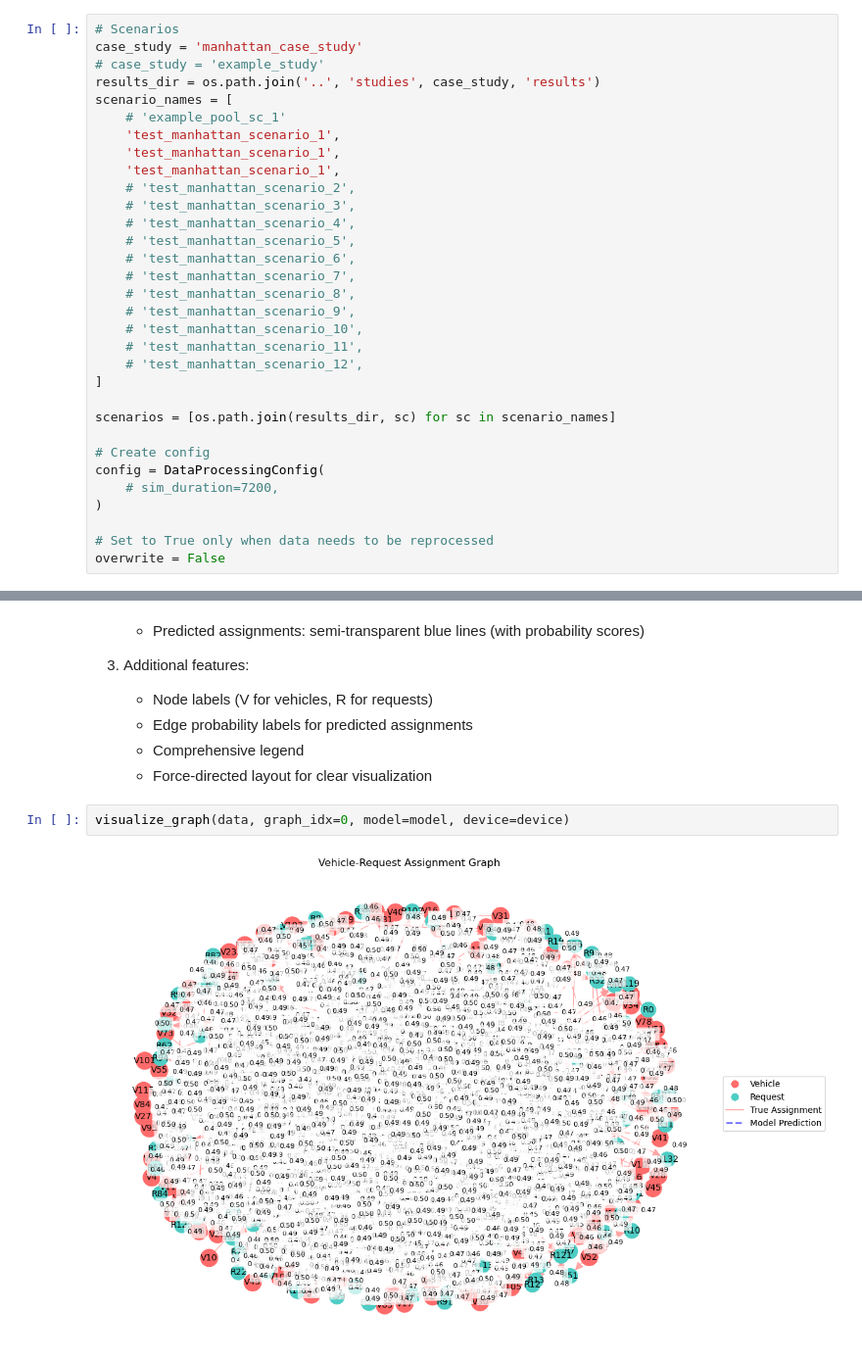
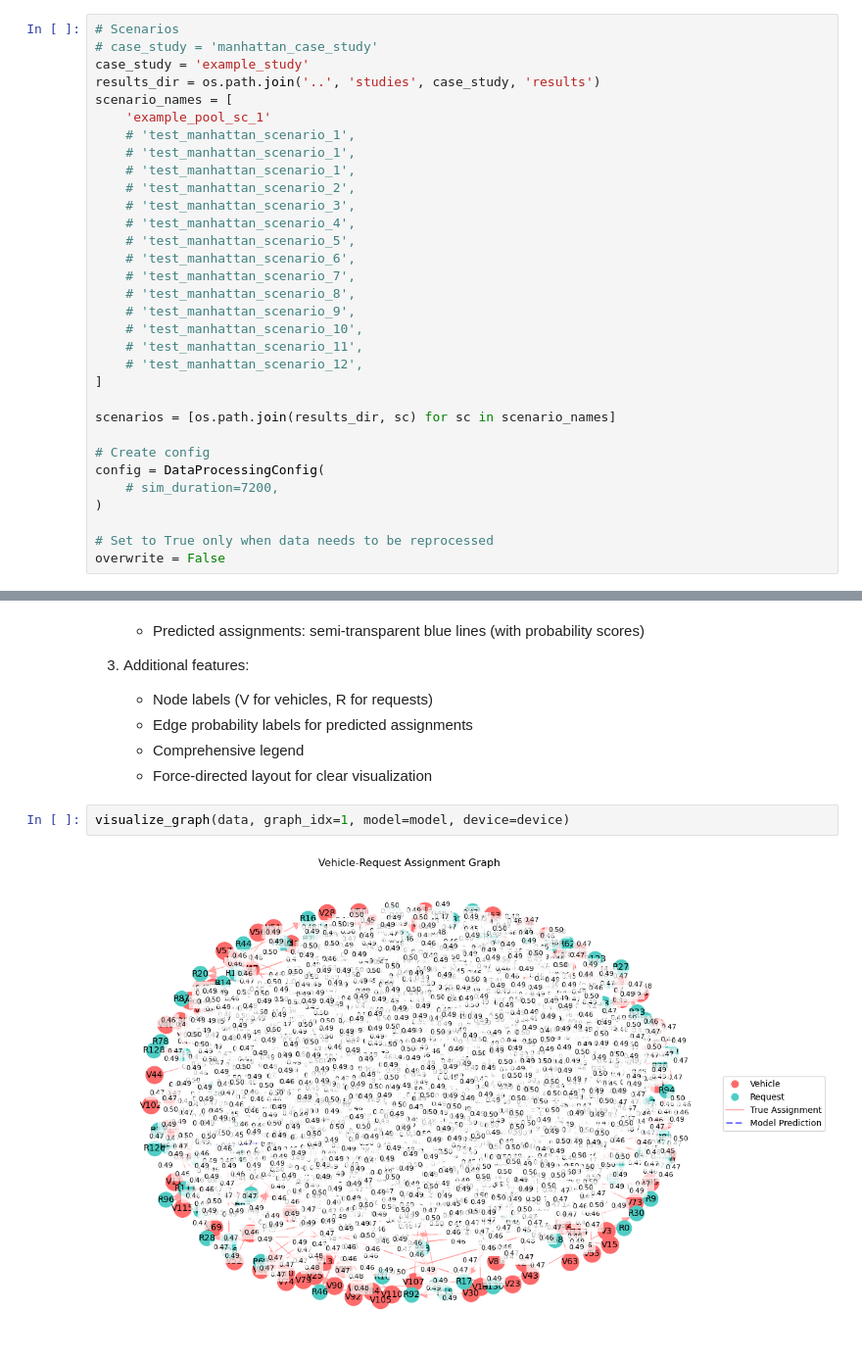
Before and after one commit to TUM-VT/FleetPy, a Jupyter notebook: notebooks/GNN_training.ipynb, the cells around one changed output, grey strips where cells are left out. Shown at 98% size. Cells and saved outputs as stored; diff of their text form.

```diff
--- a/notebooks/GNN_training.ipynb
+++ b/notebooks/GNN_training.ipynb
@@ -19,14 +19,14 @@ torch.serialization.add_safe_globals([BaseStorage])
 ## Data Preparation
 # %%
 # Scenarios
-case_study = 'manhattan_case_study'
-# case_study = 'example_study'
+# case_study = 'manhattan_case_study'
+case_study = 'example_study'
 results_dir = os.path.join('..', 'studies', case_study, 'results')
 scenario_names = [
-    # 'example_pool_sc_1'
-    'test_manhattan_scenario_1',
-    'test_manhattan_scenario_1',
-    'test_manhattan_scenario_1',
+    'example_pool_sc_1'
+    # 'test_manhattan_scenario_1',
+    # 'test_manhattan_scenario_1',
+    # 'test_manhattan_scenario_1',
     # 'test_manhattan_scenario_2',
     # 'test_manhattan_scenario_3',
     # 'test_manhattan_scenario_4',
@@ -178,6 +169,6 @@ The following cells implement visualization functionality for our heterogeneous
    - Comprehensive legend
    - Force-directed layout for clear visualization
 # %%
-visualize_graph(data, graph_idx=0, model=model, device=device)
+visualize_graph(data, graph_idx=1, model=model, device=device)
 # %% [output]
-[figure, old version]
+[figure, new version]
```
Also changed, not shown: parts of 3 cells of this notebook, 1 other file.
